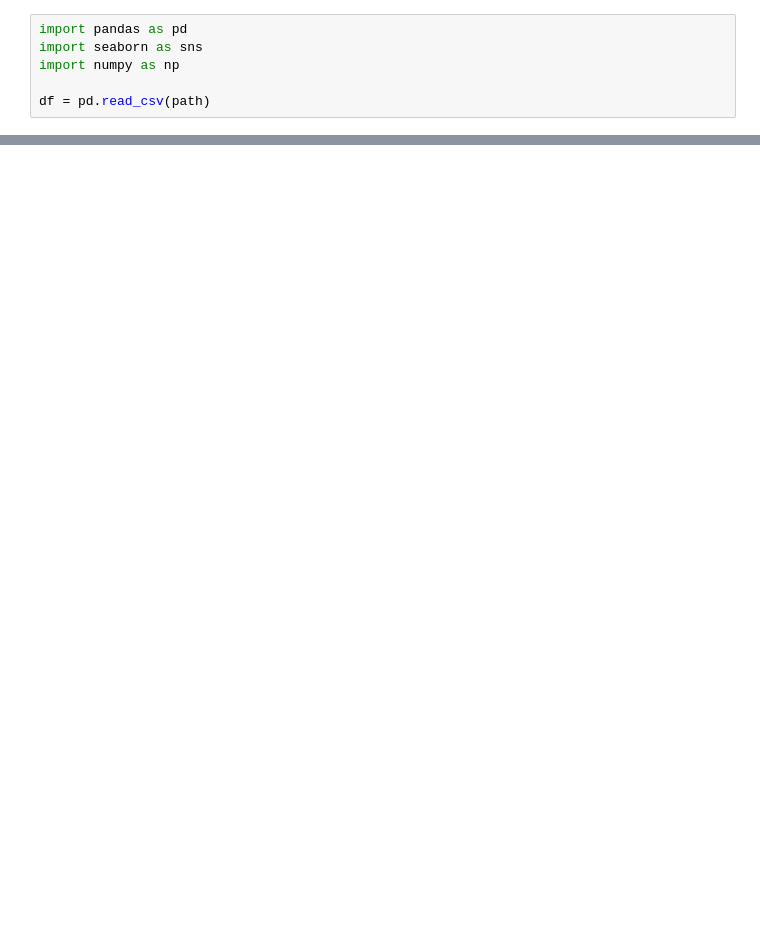
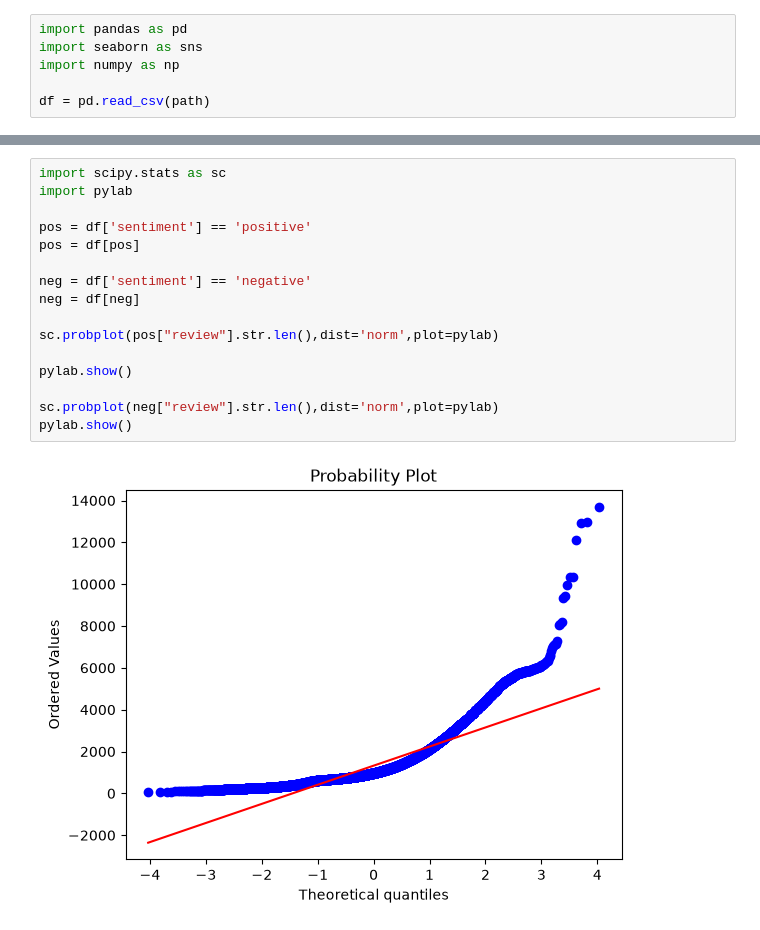
Before and after one commit to b0nba/IMDB, a Jupyter notebook: main.ipynb, the cells around one changed output, grey strips where cells are left out. Cells and saved outputs as stored; diff of their text form; blank space fills up the shorter version.

```diff
--- a/main.ipynb
+++ b/main.ipynb
@@ -36,0 +33,18 @@ most_words
+# %%
+import scipy.stats as sc
+import pylab
+
+pos = df['sentiment'] == 'positive'
+pos = df[pos]
+
+neg = df['sentiment'] == 'negative'
+neg = df[neg]
+
+sc.probplot(pos["review"].str.len(),dist='norm',plot=pylab)
+
+pylab.show()
+
+sc.probplot(neg["review"].str.len(),dist='norm',plot=pylab)
+pylab.show()
+# %% [output]
+[figure, added]
```
Also changed, not shown: parts of 6 cells of this notebook.
